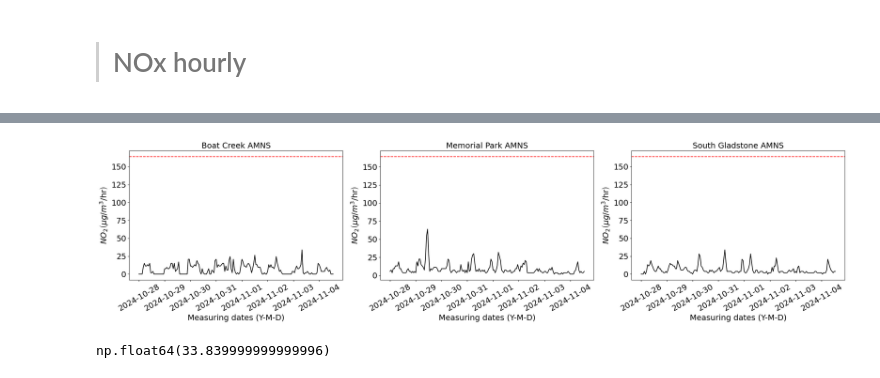
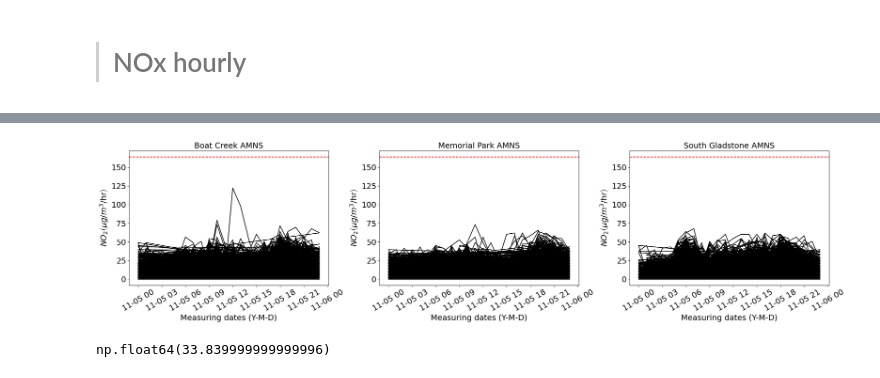
Before and after one commit to GinnCheng/DA_AQ_hub, a Jupyter notebook: main_script.ipynb, the cells around one changed output, grey strips where cells are left out. Saved outputs shown, nothing was run; the diff lists cells and outputs as text; code cells hidden in the pictures.

```diff
--- a/main_script.ipynb
+++ b/main_script.ipynb
@@ -12,7 +15,8 @@ from data_fetcher import qld_amns_data_fetcher
 # %%
-years = [2019,2020,2021,2022,2023]
-amns = ["Boat Creek", "Memorial Park", "South Gladstone"]
-bc_data = qld_amns_data_fetcher(years=years, location="Boat Creek")
-df_bc = bc_data.fetch()
-df_bc.head()
+bc_data = qadf(years=years, location="Boat Creek")
+mp_data = qadf(years=years, location="Memorial Park")
+sg_data = qadf(years=years, location="South Gladstone")
+df_bc = bc_data.fetch().format()
+df_mp = mp_data.fetch().format()
+df_sg = sg_data.fetch().format()
 # %% [output]
@@ -67,7 +48,9 @@ def qld_amns_wrangler(data):
         pass
     return df
 # %%
+# select items
+items = ['Nitrogen Dioxide (ppm)', 'PM10 (ug/m^3)', 'PM2.5 (ug/m^3)','Sulfur Dioxide (ppm)']
 # load the data
-df_bc = qld_amns_wrangler(data_BC+file_BC)
-df_mp = qld_amns_wrangler(data_MP+file_MP)
-df_sg = qld_amns_wrangler(data_SG+file_SG)
+df_bc = qld_amns_wrangler(df_bc, columns=items)
+df_mp = qld_amns_wrangler(df_mp, columns=None)
+df_sg = qld_amns_wrangler(df_sg, columns=items)
@@ -114,43 +86,43 @@ criterion = 164
 fig, (ax1, ax2, ax3) = plt.subplots(1, 3, figsize=(24, 6))
 
 # Boat Creek
-y = df_bc[df_bc.Parameter == 'Nitrogen dioxide'].Measurement
-x = df_bc[df_bc.Parameter == 'Nitrogen dioxide'].Time
+y = df_bc['Nitrogen Dioxide (ug/m^3)']
+x = df_bc['Time']
 ax1.plot(x,y,'k-')
 ax1.axhline(y=criterion, color='red', linestyle='--', label=f'Criterion: {criterion}')
 ax1.set_xlabel('Measuring dates (Y-M-D)', fontsize=FontSize)
 ax1.set_ylabel(r'$NO_2 \left(\mu g/m^3/\text{hr}\right)$', fontsize=FontSize)
 ax1.tick_params(axis='x', rotation=30, labelsize=TickSize)
 ax1.tick_params(axis='y', labelsize=TickSize)
 ax1.set_title('Boat Creek AMNS', fontsize=TickSize)
 
 # Memorial Park
-y = df_mp[df_mp.Parameter == 'Nitrogen dioxide'].Measurement
-x = df_mp[df_mp.Parameter == 'Nitrogen dioxide'].Time
+y = df_mp['Nitrogen Dioxide (ug/m^3)']
+x = df_mp['Time']
 ax2.plot(x,y,'k-')
 ax2.axhline(y=criterion, color='red', linestyle='--', label=f'Criterion: {criterion}')
 ax2.set_xlabel('Measuring dates (Y-M-D)', fontsize=FontSize)
 ax2.set_ylabel(r'$NO_2 \left(\mu g/m^3/\text{hr}\right)$', fontsize=FontSize)
 ax2.tick_params(axis='x', rotation=30, labelsize=TickSize)
 ax2.tick_params(axis='y', labelsize=TickSize)
 ax2.set_title('Memorial Park AMNS', fontsize=TickSize)
 
 # South Gladstone
-y = df_sg[df_sg.Parameter == 'Nitrogen dioxide'].Measurement
-x = df_sg[df_sg.Parameter == 'Nitrogen dioxide'].Time
+y = df_sg['Nitrogen Dioxide (ug/m^3)']
+x = df_sg['Time']
 ax3.plot(x,y,'k-')
 ax3.axhline(y=criterion, color='red', linestyle='--', label=f'Criterion: {criterion}')
 ax3.set_xlabel('Measuring dates (Y-M-D)', fontsize=FontSize)
 ax3.set_ylabel(r'$NO_2 \left(\mu g/m^3/\text{hr}\right)$', fontsize=FontSize)
 ax3.tick_params(axis='x', rotation=30, labelsize=TickSize)
 ax3.tick_params(axis='y', labelsize=TickSize)
 ax3.set_title('South Gladstone AMNS', fontsize=TickSize)
 
 # plot
 plt.tight_layout()
 plt.show()
 # %% [output]
-[figure, old version]
+[figure, new version]
 # %%
 df_bc[df_bc.Parameter == 'Nitrogen dioxide'].Measurement.max()
 # %% [output]
```
Also changed, not shown: parts of 10 cells of this notebook, 1 other file.
